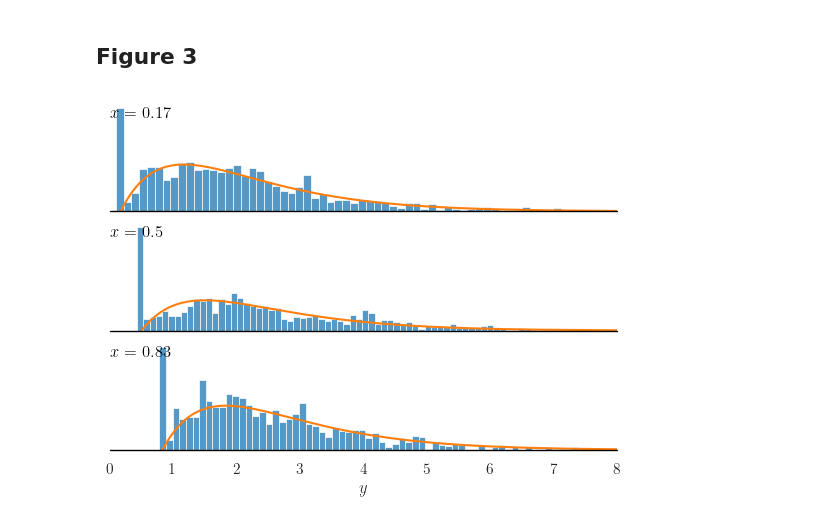
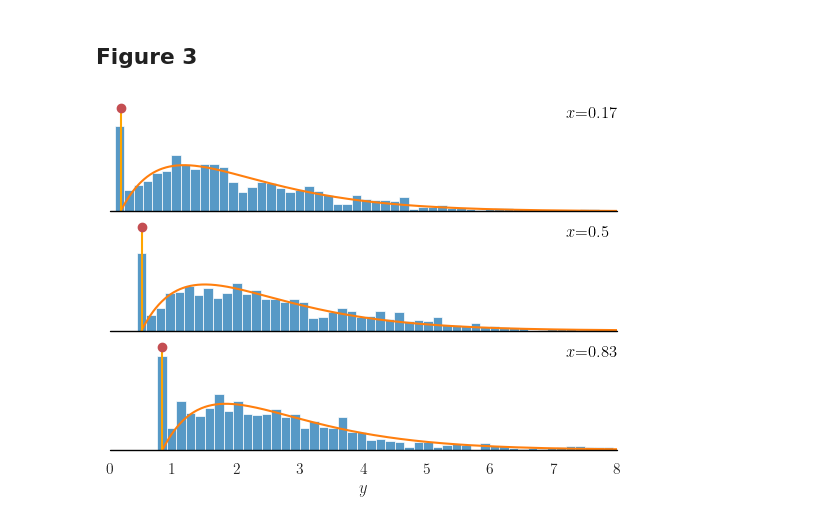
Before and after one commit to blei-lab/treeffuser, a Jupyter notebook: testbed/notebooks/paper_notebooks/inflated/main_inflated.ipynb, the cells around one changed output. Saved outputs shown, nothing was run; the diff lists cells and outputs as text; code cells hidden in the pictures.

Commit message:
add stem for mass at atom as suggested by achille

```diff
--- a/testbed/notebooks/paper_notebooks/inflated/main_inflated.ipynb
+++ b/testbed/notebooks/paper_notebooks/inflated/main_inflated.ipynb
@@ -76,6 +76,6 @@ for i, bw in enumerate(bandwidhts):
 
     # plt.legend()
     axs[i].set_xlim(y_lims[i][0], y_lims[i][1])
-    axs[i].set_title(f"x={np.round(X[i], 2).item()}")
+    axs[i].set_title(f"$x$={np.round(X[i], 2).item()}")
     axs[i].grid()
 # %% [output]
@@ -99,6 +99,7 @@ df["x"] = df["x"].astype("float")
 colors = {"blue": "#1f77b4", "orange": "#ff7f0e"}
 histogram_color = colors["blue"]
 density_color = colors["orange"]
+binwidth = 0.15
 
 # Initialize the FacetGrid object
 g = sns.FacetGrid(df, row="x", aspect=4, height=1.5, palette=None, sharey=False)
@@ -108,6 +109,7 @@ g.map(
     sns.histplot,
     "y",
     bins=100,
+    binwidth=binwidth,
     kde=False,
     stat="density",
     color=histogram_color,
@@ -127,6 +129,13 @@ def plot_curve(**kwargs):
     density_true = np.where(density_true == 0, None, density_true)
     sorted_indices = np.argsort(y)
     plt.plot(y[sorted_indices], density_true[sorted_indices], color=density_color)
+    plt.stem(
+        [x_val],
+        [p_atom_fn(x_val) / ((1 - p_atom_fn(x_val)) * binwidth)],
+        linefmt="orange",
+        markerfmt="ro",
+        basefmt="g-",
+    )
 
 
 g.map_dataframe(plot_curve)
@@ -138,33 +147,33 @@ g.set(xlim=[0, 8])
 
 
 # Define and use a simple function to label the plot in axes coordinates
 def label(**kwargs):
     ax = plt.gca()
     data = kwargs["data"]
     x_val = data["x"].iloc[0]
     ax.text(
-        0,
         0.9,
-        f"$x$ = {x_val}",
+        0.9,
+        f"$x$={x_val}",
         color="black",  # Set label color to black
         ha="left",
         va="center",
         transform=ax.transAxes,
     )
 
 
 g.map_dataframe(label)
 
 # Set the subplots to overlap
 g.figure.subplots_adjust(hspace=+0.1)
 
 # Remove axes details that don't play well with overlap
 g.set_titles("")
 g.set(yticks=[], ylabel="")
 
 # Remove vertical lines
 g.despine(bottom=True, left=True)
 
 g.savefig("fig/branching_mixture.pdf", format="pdf", dpi=600)
 # %% [output]
-[figure, old version]
+[figure, new version]
```
Also changed, not shown: parts of 2 cells of this notebook, 1 other file.
